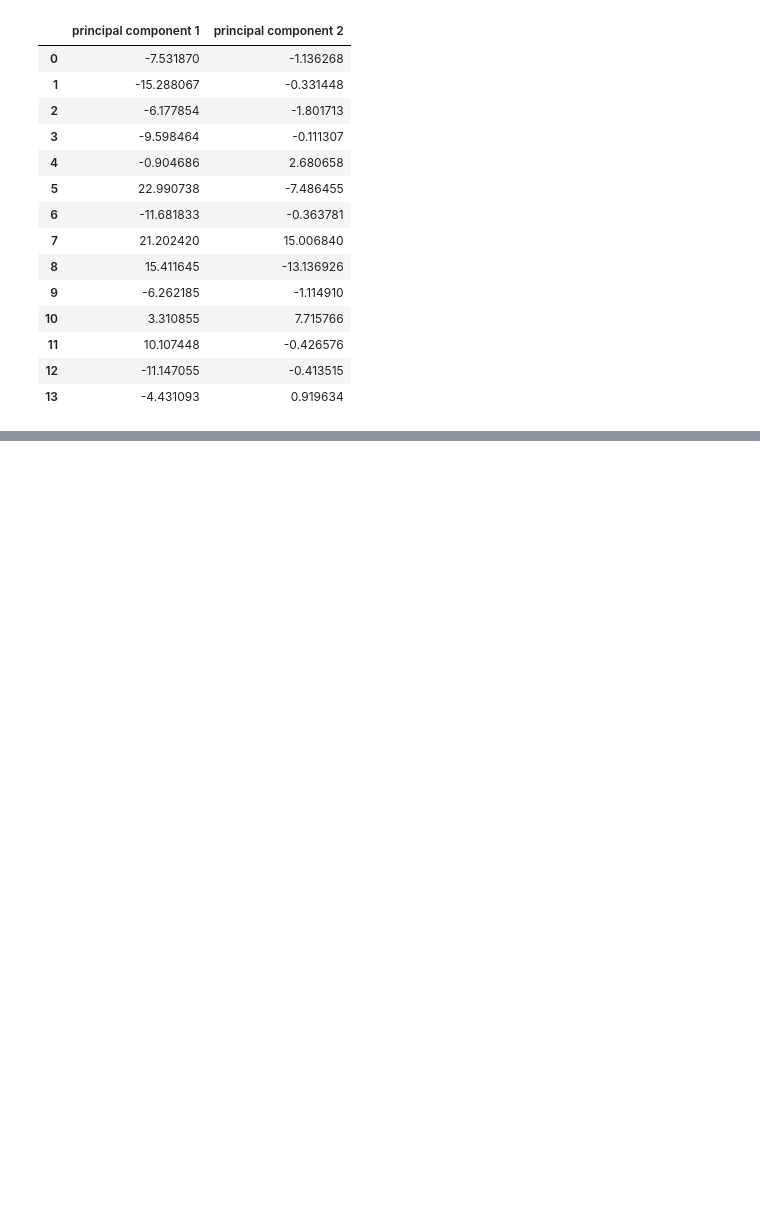
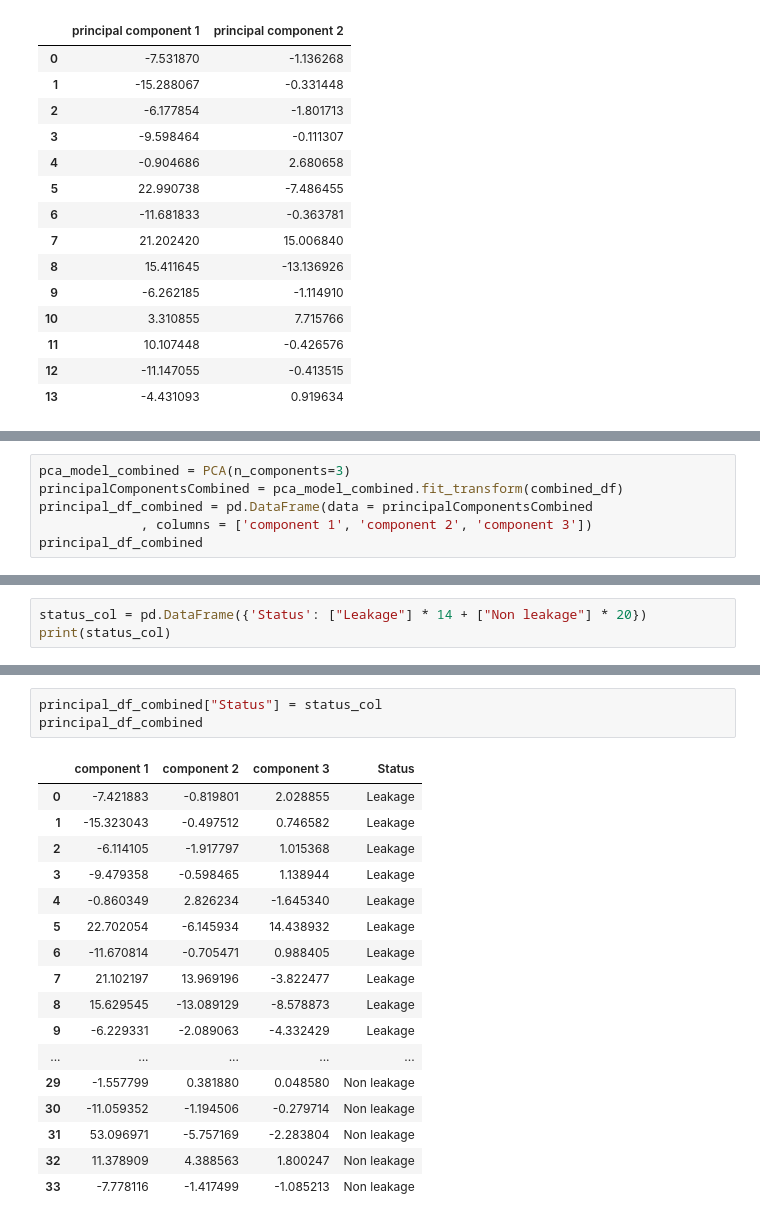
Before and after one commit to Starfarmer2/DIIG_Aquatrax_F23, a Jupyter notebook: src/Small_Leaks/PCA_Caroline.ipynb, the cells around one changed output, grey strips where cells are left out. Cells and saved outputs as stored; diff of their text form; blank space fills up the shorter version.

```diff
--- a/src/Small_Leaks/PCA_Caroline.ipynb
+++ b/src/Small_Leaks/PCA_Caroline.ipynb
@@ -404,0 +581,6 @@ principal_df
+# %%
+pca_model_combined = PCA(n_components=3)
+principalComponentsCombined = pca_model_combined.fit_transform(combined_df)
+principal_df_combined = pd.DataFrame(data = principalComponentsCombined
+             , columns = ['component 1', 'component 2', 'component 3'])
+principal_df_combined
@@ -404,0 +605,3 @@ principal_df
+# %%
+status_col = pd.DataFrame({'Status': ["Leakage"] * 14 + ["Non leakage"] * 20})
+print(status_col)
@@ -404,0 +626,21 @@ principal_df
+# %%
+principal_df_combined["Status"] = status_col
+principal_df_combined
+# %% [output]
+|  | component 1 | component 2 | component 3 | Status |
+| 0 | -7.421883 | -0.819801 | 2.028855 | Leakage |
+| 1 | -15.323043 | -0.497512 | 0.746582 | Leakage |
+| 2 | -6.114105 | -1.917797 | 1.015368 | Leakage |
+| 3 | -9.479358 | -0.598465 | 1.138944 | Leakage |
+| 4 | -0.860349 | 2.826234 | -1.645340 | Leakage |
+| 5 | 22.702054 | -6.145934 | 14.438932 | Leakage |
+| 6 | -11.670814 | -0.705471 | 0.988405 | Leakage |
+| 7 | 21.102197 | 13.969196 | -3.822477 | Leakage |
+| 8 | 15.629545 | -13.089129 | -8.578873 | Leakage |
+| 9 | -6.229331 | -2.089063 | -4.332429 | Leakage |
+| ... | ... | ... | ... | ... |
+| 29 | -1.557799 | 0.381880 | 0.048580 | Non leakage |
+| 30 | -11.059352 | -1.194506 | -0.279714 | Non leakage |
+| 31 | 53.096971 | -5.757169 | -2.283804 | Non leakage |
+| 32 | 11.378909 | 4.388563 | 1.800247 | Non leakage |
+| 33 | -7.778116 | -1.417499 | -1.085213 | Non leakage |
```
Also changed, not shown: parts of 11 cells of this notebook, 1 other file.
